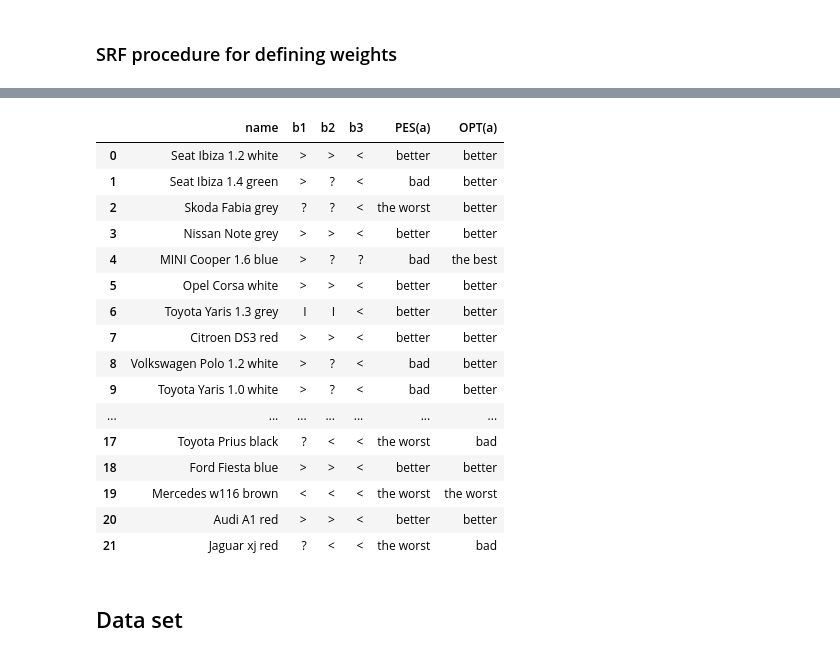
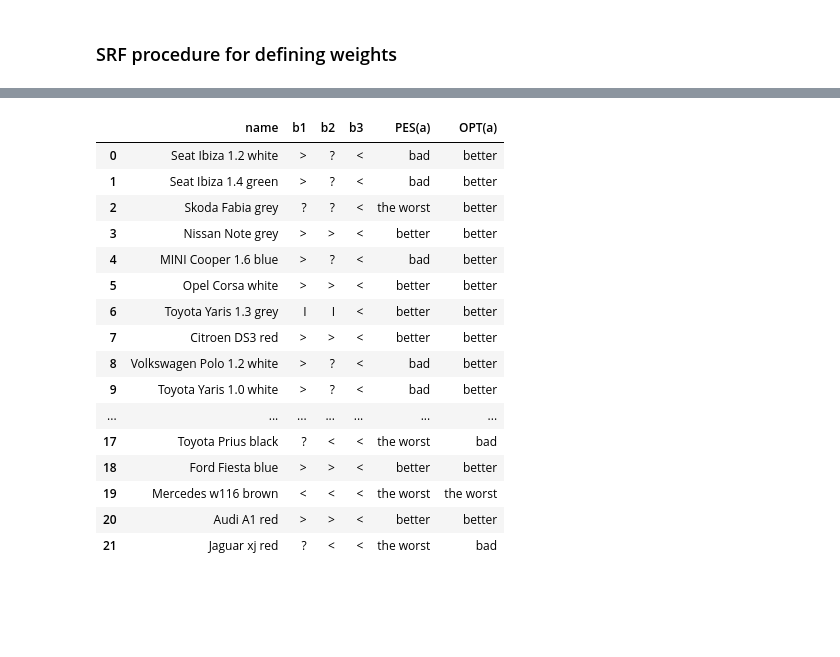
Before and after one commit to mmaecki/DA-promethee_electre-TRI-B, a Jupyter notebook: DA-project1.ipynb, the cells around one changed output, grey strips where cells are left out. Cells and saved outputs as stored; diff of their text form; code cells hidden in the pictures; blank space fills up the shorter version.

```diff
--- a/DA-project1.ipynb
+++ b/DA-project1.ipynb
@@ -185,8 +220,6 @@ CRITERIA2INDEX = {
 # Inverse dictionary that contains indices integers as keys and string names as values
 INDEX2CRITERIA = {v: k for k, v in CRITERIA2INDEX.items()}
 # %%
-# parameters to compute weights using SRF procedure
-z_ratio = 4
 # List that contains information about how DM ranks the criteria into groups.
 # Each list from the up to bottom contains indices of criteria assigned to a given group
 # Empty lists indicate the white card.
@@ -196,9 +229,9 @@ z_ratio = 4
 L_GROUPS = [[6],
             [],
             [2,5],
-            [1,3],
+            [0, 1, 3],
             [7],
-            [0],
+            [],
             [],
             [8],
             [4]]
@@ -235,0 +271,3 @@ automatic_gear_box : 0.03400503778337532
+# %%
+for i in range(NUM_CRITERIA):
+    params[INDEX2CRITERIA[i]]["w"] = WEIGHTS[i]
@@ -503,0 +808,23 @@ alternatives_names = data['name'].to_list()
+# %%
+L_GROUPS_NEW = [[6],
+            [],
+            [],
+            [],
+            [],
+            [],
+            [],
+            [2,5],
+            [],
+            [],
+            [0, 1, 3],
+            [],
+            [],
+            [7],
+            [],
+            [],
+            [8],
+            [4]]
+
+WEIGHTS_NEW = compute_weights(z_ratio=20, L=L_GROUPS_NEW)
+for i in range(NUM_CRITERIA):
+    print(INDEX2CRITERIA[i],":", WEIGHTS_NEW[i])
@@ -504,12 +841,22 @@ alternatives_names = data['name'].to_list()
+# %%
+electre_new = ElectreTriB(
+    alternatives=ALTERNATIVES,
+    boundaries=BOUNDARIES,
+    thresholds=THRESHOLDS,
+    criteria_types=CRITERIA_TYPES,
+    weights=WEIGHTS_NEW
+
+)
 # %%
-test.classify_alternatives(alternatives_names, lambda_cut=0.7, classes=_CLASSES)
+results_electre_new = electre_new.classify_alternatives(alternatives_names, lambda_cut=0.7, classes=_CLASSES)
+results_electre_new
 # %% [output]
 |  | name | b1 | b2 | b3 | PES(a) | OPT(a) |
-| 0 | Seat Ibiza 1.2 white | > | > | < | better | better |
+| 0 | Seat Ibiza 1.2 white | > | ? | < | bad | better |
 | 1 | Seat Ibiza 1.4 green | > | ? | < | bad | better |
 | 2 | Skoda Fabia grey | ? | ? | < | the worst | better |
 | 3 | Nissan Note grey | > | > | < | better | better |
-| 4 | MINI Cooper 1.6 blue | > | ? | ? | bad | the best |
+| 4 | MINI Cooper 1.6 blue | > | ? | < | bad | better |
 | 5 | Opel Corsa white | > | > | < | better | better |
 | 6 | Toyota Yaris 1.3 grey | I | I | < | better | better |
 | 7 | Citroen DS3 red | > | > | < | better | better |
@@ -521,5 +868,3 @@ test.classify_alternatives(alternatives_names, lambda_cut=0.7, classes=_CLASSES)
 | 19 | Mercedes w116 brown | < | < | < | the worst | the worst |
 | 20 | Audi A1 red | > | > | < | better | better |
 | 21 | Jaguar xj red | ? | < | < | the worst | bad |
-# %% [markdown]
-## Data set ##
```
Also changed, not shown: parts of 43 cells of this notebook, 1 other file.
